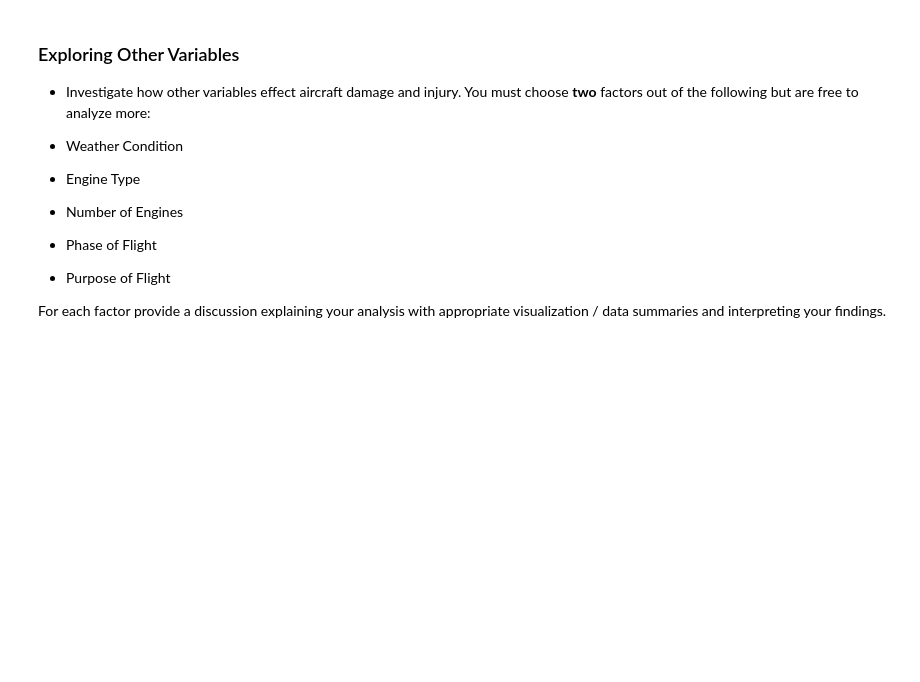
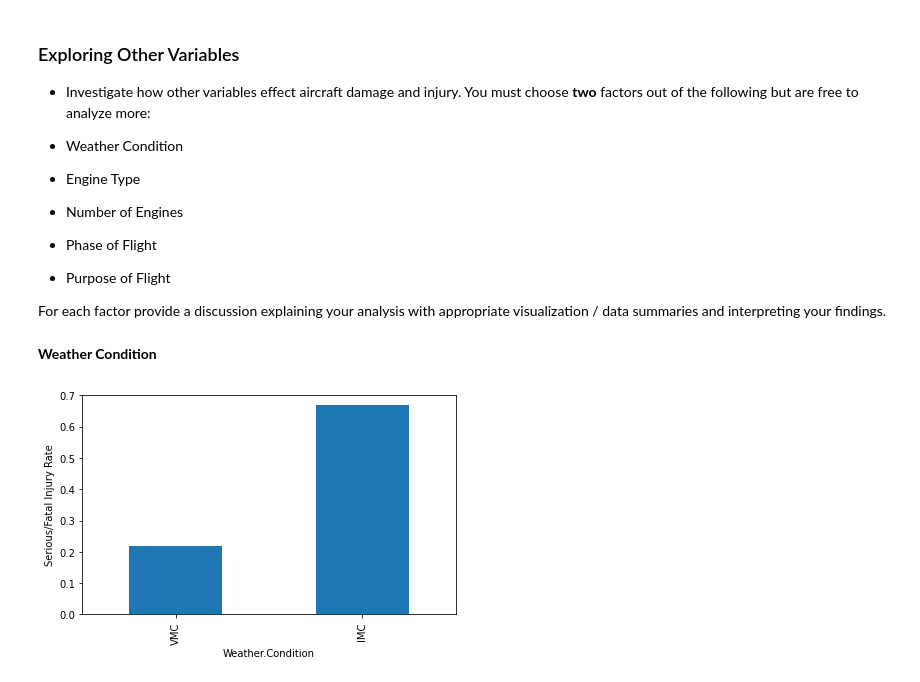
Before and after one commit to j-alba-data/dsc-course0-m8-lab, a Jupyter notebook: Aviation_Accidents_Data_Analysis.ipynb, the cells around one changed output. Cells and saved outputs as stored; diff of their text form; code cells hidden in the pictures; blank space fills up the shorter version.

```diff
--- a/Aviation_Accidents_Data_Analysis.ipynb
+++ b/Aviation_Accidents_Data_Analysis.ipynb
@@ -216,3 +219,12 @@ plt.tight_layout()
 - Purpose of Flight
 
 For each factor provide a discussion explaining your analysis with appropriate visualization / data summaries and interpreting your findings.
+# %% [markdown]
+**Weather Condition**
+# %%
+fig, ax = plt.subplots()
+df.groupby('Weather.Condition').mean()['ser_inj_rate'].sort_values().plot.bar(ax=ax)
+ax.set_ylabel('Serious/Fatal Injury Rate')
+plt.tight_layout()
+# %% [output]
+[figure, added]
```
Also changed, not shown: parts of 19 cells of this notebook.
